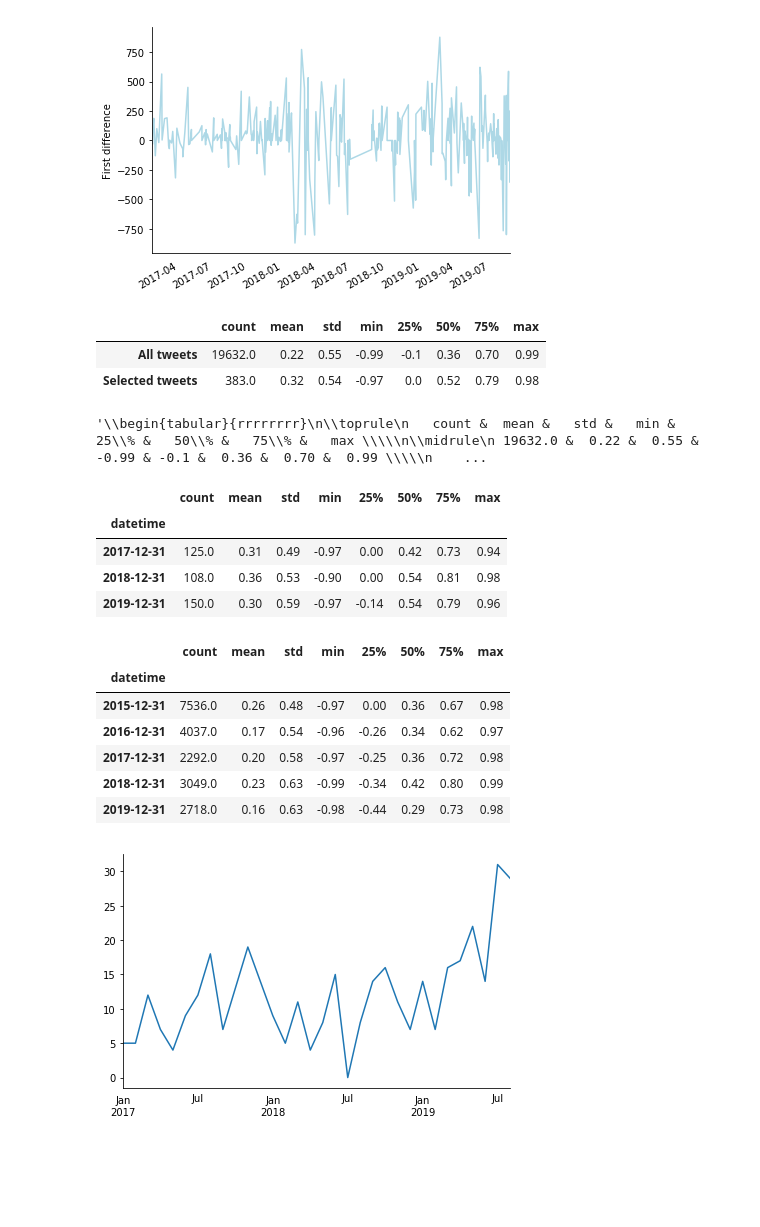
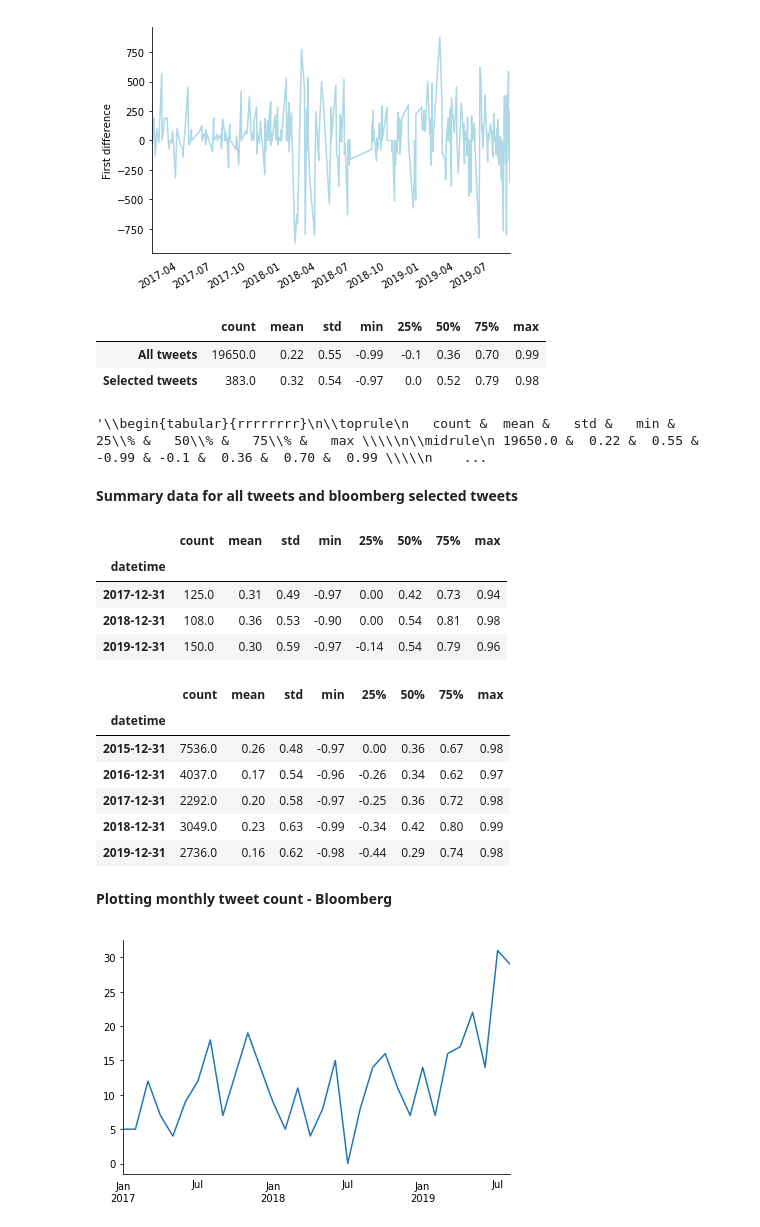
Before and after one commit to BjornCilleborg/sds2019, a Jupyter notebook: EXAM PROJECT/Exam Project.ipynb, the cells around one changed output. Cells and saved outputs as stored; diff of their text form; code cells hidden in the pictures; blank space fills up the shorter version.

```diff
--- a/EXAM PROJECT/Exam Project.ipynb
+++ b/EXAM PROJECT/Exam Project.ipynb
@@ -682,17 +375,16 @@ The standard deviation is 221.34
 Number of observations: 378
 [figure]
 # %%
-#print(df_bloom['sentiment'].describe(), df['vader'].describe())
 column_id = ['count', 'mean', 'std', 'min', '25%', '50%', '75%' ,'max']
 bloom_desc = list(round(df_bloom['sentiment'].describe(), 2))
-All_desc = list(round(df['vader'].describe(),2))
+All_desc = list(round(df['sentiment'].describe(),2))
 tabledict = {'All tweets': All_desc, 'Selected tweets': bloom_desc}
 tableX =  pd.DataFrame(tabledict, index = column_id).T
 display(tableX)
 display(tableX.to_latex(index=False))
 # %% [output]
 |  | count | mean | std | min | 25% | 50% | 75% | max |
-| All tweets | 19632.0 | 0.22 | 0.55 | -0.99 | -0.1 | 0.36 | 0.70 | 0.99 |
+| All tweets | 19650.0 | 0.22 | 0.55 | -0.99 | -0.1 | 0.36 | 0.70 | 0.99 |
 | Selected tweets | 383.0 | 0.32 | 0.54 | -0.97 | 0.0 | 0.52 | 0.79 | 0.98 |
-'\\begin{tabular}{rrrrrrrr}\n\\toprule\n   count &  mean &   std &   min &  25\\% &   50\\% &   75\\% &   max \\\\\n\\midrule\n 19632.0 &  0.22 &  0.55 & -0.99 & -0.1 &  0.36 &  0.70 &  0.99 \\\\\n    ...
+'\\begin{tabular}{rrrrrrrr}\n\\toprule\n   count &  mean &   std &   min &  25\\% &   50\\% &   75\\% &   max \\\\\n\\midrule\n 19650.0 &  0.22 &  0.55 & -0.99 & -0.1 &  0.36 &  0.70 &  0.99 \\\\\n    ...
 # %%
@@ -703,23 +393,27 @@ df_bloom['datetime'] = date
 df_bloom['datetime'] = pd.to_datetime(df_bloom['datetime'], format='%Y-%m-%d-%H:%M:%S') # format datetime
 df_bloom['datetime']
 df_bloom.index = df_bloom['datetime']
+# %% [markdown]
+**Summary data for all tweets and bloomberg selected tweets**
 # %%
 df_bloom_Y = df_bloom['sentiment'].groupby(pd.Grouper(freq='Y'))
 display(round(df_bloom_Y.describe(),2))
-df_Y = df['vader'].groupby(pd.Grouper(freq='Y'))
+df_Y = df['sentiment'].groupby(pd.Grouper(freq='Y'))
 display(round(df_Y.describe(),2))
 # %% [output]
 |  | count | mean | std | min | 25% | 50% | 75% | max |
 | datetime |  |  |  |  |  |  |  |  |
 | 2017-12-31 | 125.0 | 0.31 | 0.49 | -0.97 | 0.00 | 0.42 | 0.73 | 0.94 |
 | 2018-12-31 | 108.0 | 0.36 | 0.53 | -0.90 | 0.00 | 0.54 | 0.81 | 0.98 |
 | 2019-12-31 | 150.0 | 0.30 | 0.59 | -0.97 | -0.14 | 0.54 | 0.79 | 0.96 |
 |  | count | mean | std | min | 25% | 50% | 75% | max |
 | datetime |  |  |  |  |  |  |  |  |
 | 2015-12-31 | 7536.0 | 0.26 | 0.48 | -0.97 | 0.00 | 0.36 | 0.67 | 0.98 |
 | 2016-12-31 | 4037.0 | 0.17 | 0.54 | -0.96 | -0.26 | 0.34 | 0.62 | 0.97 |
 | 2017-12-31 | 2292.0 | 0.20 | 0.58 | -0.97 | -0.25 | 0.36 | 0.72 | 0.98 |
 | 2018-12-31 | 3049.0 | 0.23 | 0.63 | -0.99 | -0.34 | 0.42 | 0.80 | 0.99 |
-| 2019-12-31 | 2718.0 | 0.16 | 0.63 | -0.98 | -0.44 | 0.29 | 0.73 | 0.98 |
+| 2019-12-31 | 2736.0 | 0.16 | 0.62 | -0.98 | -0.44 | 0.29 | 0.74 | 0.98 |
+# %% [markdown]
+**Plotting monthly tweet count - Bloomberg**
 # %%
 df_bloom['sentiment'].resample('M').count().plot() #secondary_y=True,label='Count',legend=True
```
Also changed, not shown: parts of 93 cells of this notebook, 13 other files.
